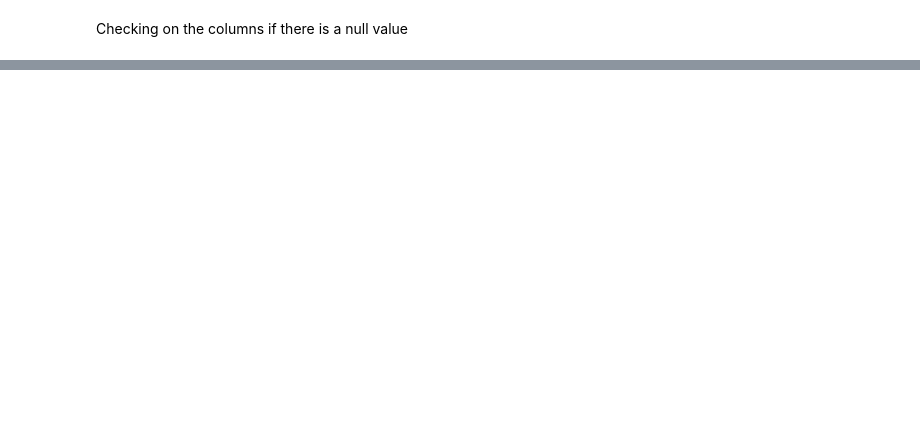
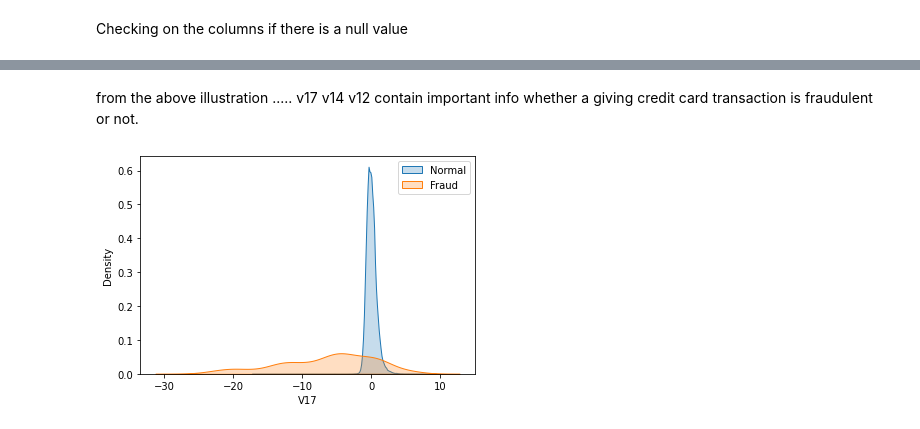
Before and after one commit to joe052/machine-learn, a Jupyter notebook: Untitled0.ipynb, the cells around one changed output, grey strips where cells are left out. Saved outputs shown, nothing was run; the diff lists cells and outputs as text; code cells hidden in the pictures; blank space fills up the shorter version.

```diff
--- a/Untitled0.ipynb
+++ b/Untitled0.ipynb
@@ -247,0 +176,10 @@ X does not have valid feature names, but LogisticRegression was fitted with feat
+# %% [markdown]
+from the above illustration ..... v17 v14 v12 contain important info whether a giving credit card transaction is fraudulent or not.
+# %%
+plt.figure(figsize=(6,4))
+sns.kdeplot(data=data[data['Class'] == 0]['V17'], label="Normal", shade=True)
+sns.kdeplot(data=data[data['Class'] == 1]['V17'], label="Fraud", shade=True)
+plt.legend()
+plt.show()
+# %% [output]
+[figure, added]
```
Also changed, not shown: parts of 88 cells of this notebook.
